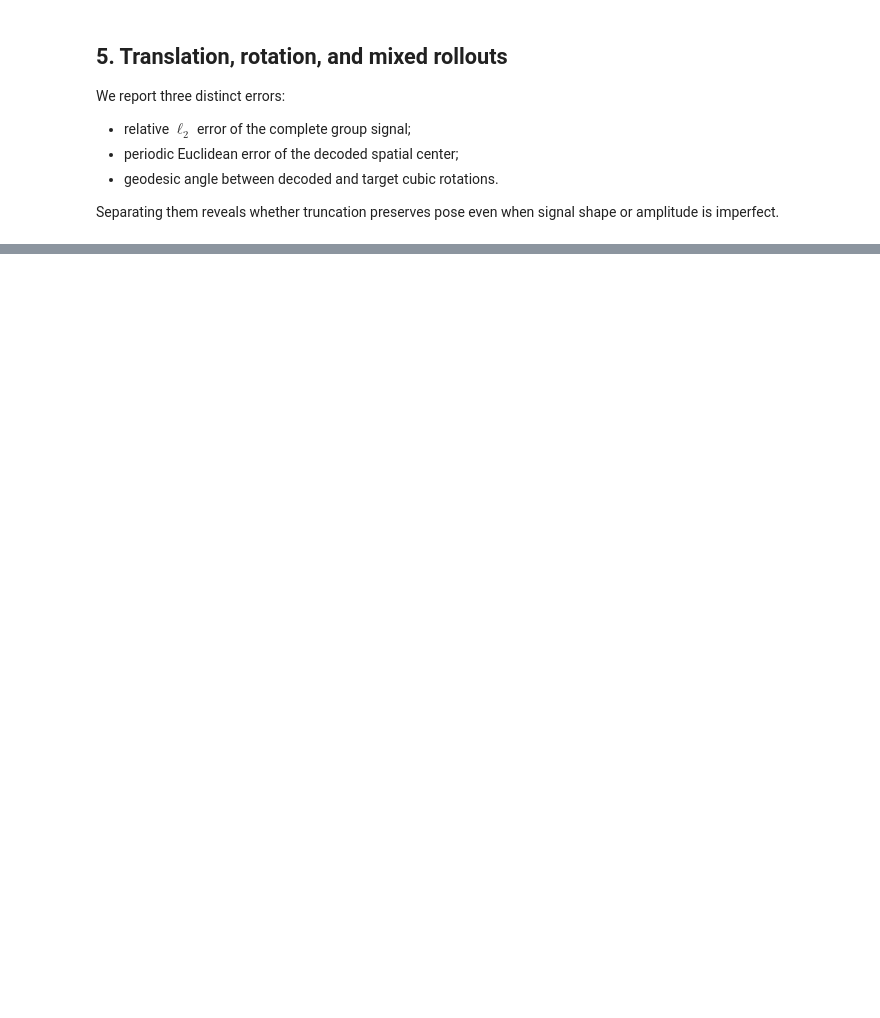
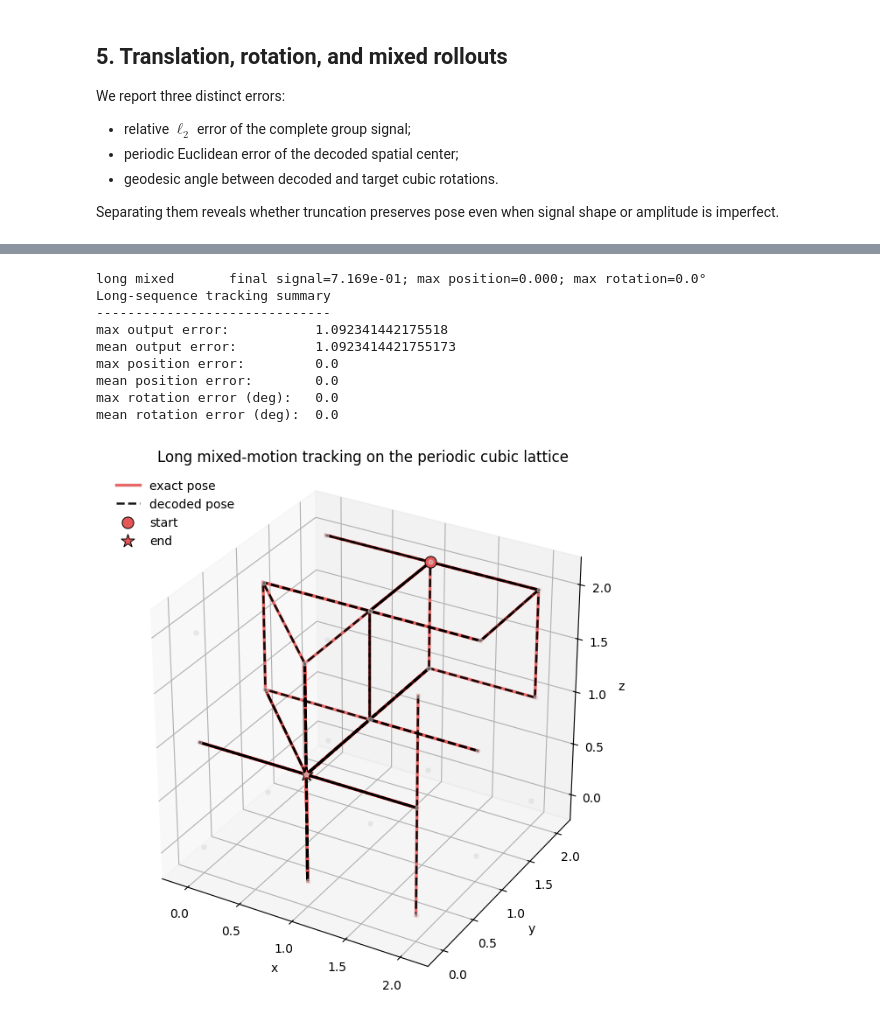
Before and after one commit to geometric-intelligence/grids-and-groups, a Jupyter notebook: notebooks/constructed_networks/rnn_constructed_discrete_SE3.ipynb, the cells around one changed output, grey strips where cells are left out. Saved outputs shown, nothing was run; the diff lists cells and outputs as text; code cells hidden in the pictures; blank space fills up the shorter version.

```diff
--- a/notebooks/constructed_networks/rnn_constructed_discrete_SE3.ipynb
+++ b/notebooks/constructed_networks/rnn_constructed_discrete_SE3.ipynb
@@ -285,0 +421,54 @@ plt.show()
+# %%
+rng_long = np.random.default_rng(31)
+translation_steps = np.asarray(
+    [(1, 0, 0), (-1, 0, 0), (0, 1, 0), (0, -1, 0), (0, 0, 1), (0, 0, -1)]
+)
+num_long_steps = 120
+long_sequence = []
+direction_index = 0
+for _ in range(num_long_steps):
+    draw = rng_long.random()
+    if draw < 0.05:
+        long_sequence.append(G.identity())
+    elif draw < 0.17:
+        rotation = rotation_x_90 if rng_long.random() < 0.5 else rotation_z_90
+        long_sequence.append(G.encode(0, 0, 0, rotation))
+    else:
+        if rng_long.random() < 0.25:
+            direction_index = int(rng_long.integers(0, len(translation_steps)))
+        dx, dy, dz = translation_steps[direction_index]
+        long_sequence.append(G.encode(int(dx), int(dy), int(dz), 0))
+
+long = summarize_rollout("long mixed", long_sequence)
+long_absolute_errors = np.linalg.norm(
+    long["rollout"]["predicted_outputs"] - long["rollout"]["true_outputs"],
+    axis=1,
+)
+
+print("Long-sequence tracking summary")
+print("------------------------------")
+print("max output error:          ", long_absolute_errors.max())
+print("mean output error:         ", long_absolute_errors.mean())
+print("max position error:        ", long["position_errors"].max())
+print("mean position error:       ", long["position_errors"].mean())
+print("max rotation error (deg):  ", np.degrees(long["orientation_errors"]).max())
+print("mean rotation error (deg): ", np.degrees(long["orientation_errors"]).mean())
+
+plot_pose_trajectory(
+    G,
+    long["target_poses"][:, :3],
+    long["predicted_poses"][:, :3],
+    title="Long mixed-motion tracking on the periodic cubic lattice",
+)
+plt.show()
+# %% [output]
+long mixed       final signal=7.169e-01; max position=0.000; max rotation=0.0°
+Long-sequence tracking summary
+------------------------------
+max output error:           1.092341442175518
+mean output error:          1.0923414421755173
+max position error:         0.0
+mean position error:        0.0
+max rotation error (deg):   0.0
+mean rotation error (deg):  0.0
+[figure, added]
```
Also changed, not shown: parts of 16 cells of this notebook, 9 other files.
